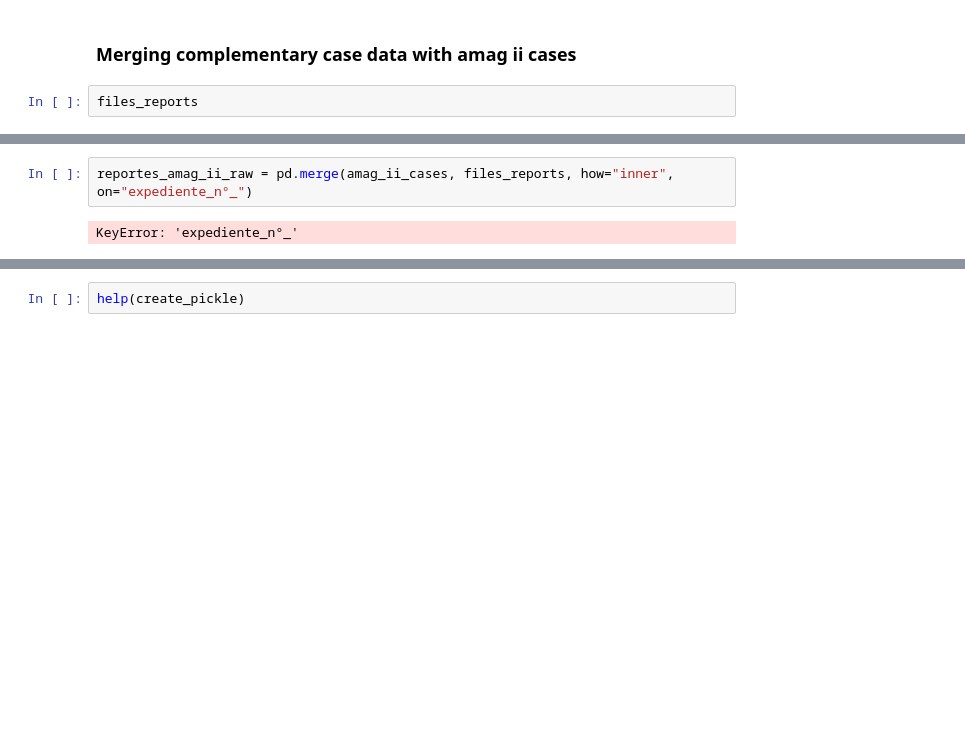
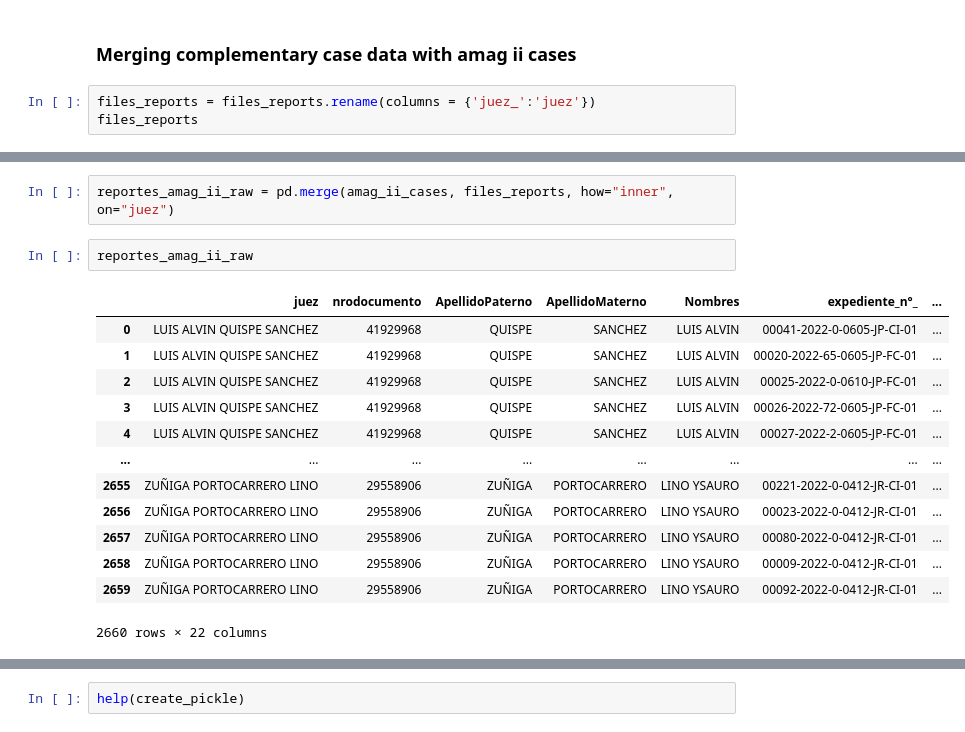
Before and after one commit to mgutierrezc/peru-amag-stats, a Jupyter notebook: case_outcomes/Case Outcomes for Amag II.ipynb, the cells around one changed output, grey strips where cells are left out. Cells and saved outputs as stored; diff of their text form; blank space fills up the shorter version.

```diff
--- a/case_outcomes/Case Outcomes for Amag II.ipynb
+++ b/case_outcomes/Case Outcomes for Amag II.ipynb
@@ -1170,5 +1168,6 @@ files_downloads = clean_names(files_downloads)
 # %% [markdown]
 ### Merging complementary case data with amag ii cases
 # %%
+files_reports = files_reports.rename(columns = {'juez_':'juez'})
 files_reports
 # %% [output]
@@ -1186,7 +1185,21 @@ files_reports
 | 56245 | 00009-2022-0-3301-JR-LA-01 | JUZGADO DE TRABAJO | PUENTE PIEDRA - VENTANILLA | POMA ALOSILLA NARDA KATHERINE | ROMAN AMPUERO SUSANA | ... |
 54533 rows × 18 columns
 # %%
-reportes_amag_ii_raw = pd.merge(amag_ii_cases, files_reports, how="inner", on="expediente_n°_")
+reportes_amag_ii_raw = pd.merge(amag_ii_cases, files_reports, how="inner", on="juez")
-# %% [output]
-KeyError: 'expediente_n°_'
+# %%
+reportes_amag_ii_raw
+# %% [output]
+|  | juez | nrodocumento | ApellidoPaterno | ApellidoMaterno | Nombres | expediente_n°_ | ... |
+| 0 | LUIS ALVIN QUISPE SANCHEZ | 41929968 | QUISPE | SANCHEZ | LUIS ALVIN | 00041-2022-0-0605-JP-CI-01 | ... |
+| 1 | LUIS ALVIN QUISPE SANCHEZ | 41929968 | QUISPE | SANCHEZ | LUIS ALVIN | 00020-2022-65-0605-JP-FC-01 | ... |
+| 2 | LUIS ALVIN QUISPE SANCHEZ | 41929968 | QUISPE | SANCHEZ | LUIS ALVIN | 00025-2022-0-0610-JP-FC-01 | ... |
+| 3 | LUIS ALVIN QUISPE SANCHEZ | 41929968 | QUISPE | SANCHEZ | LUIS ALVIN | 00026-2022-72-0605-JP-FC-01 | ... |
+| 4 | LUIS ALVIN QUISPE SANCHEZ | 41929968 | QUISPE | SANCHEZ | LUIS ALVIN | 00027-2022-2-0605-JP-FC-01 | ... |
+| ... | ... | ... | ... | ... | ... | ... | ... |
+| 2655 | ZUÑIGA PORTOCARRERO LINO | 29558906 | ZUÑIGA | PORTOCARRERO | LINO YSAURO | 00221-2022-0-0412-JR-CI-01 | ... |
+| 2656 | ZUÑIGA PORTOCARRERO LINO | 29558906 | ZUÑIGA | PORTOCARRERO | LINO YSAURO | 00023-2022-0-0412-JR-CI-01 | ... |
+| 2657 | ZUÑIGA PORTOCARRERO LINO | 29558906 | ZUÑIGA | PORTOCARRERO | LINO YSAURO | 00080-2022-0-0412-JR-CI-01 | ... |
+| 2658 | ZUÑIGA PORTOCARRERO LINO | 29558906 | ZUÑIGA | PORTOCARRERO | LINO YSAURO | 00009-2022-0-0412-JR-CI-01 | ... |
+| 2659 | ZUÑIGA PORTOCARRERO LINO | 29558906 | ZUÑIGA | PORTOCARRERO | LINO YSAURO | 00092-2022-0-0412-JR-CI-01 | ... |
+2660 rows × 22 columns
 # %%
```
Also changed, not shown: parts of 27 cells of this notebook.
